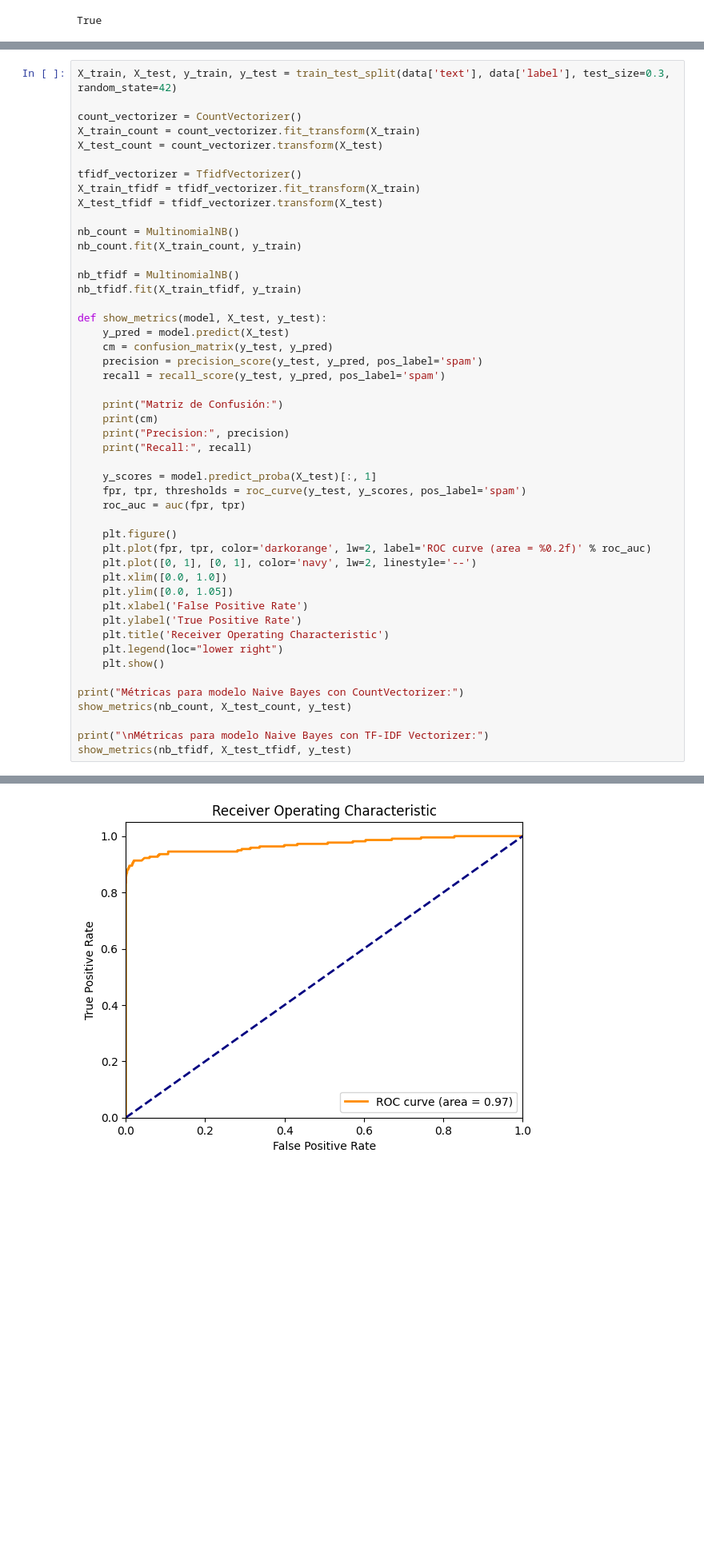
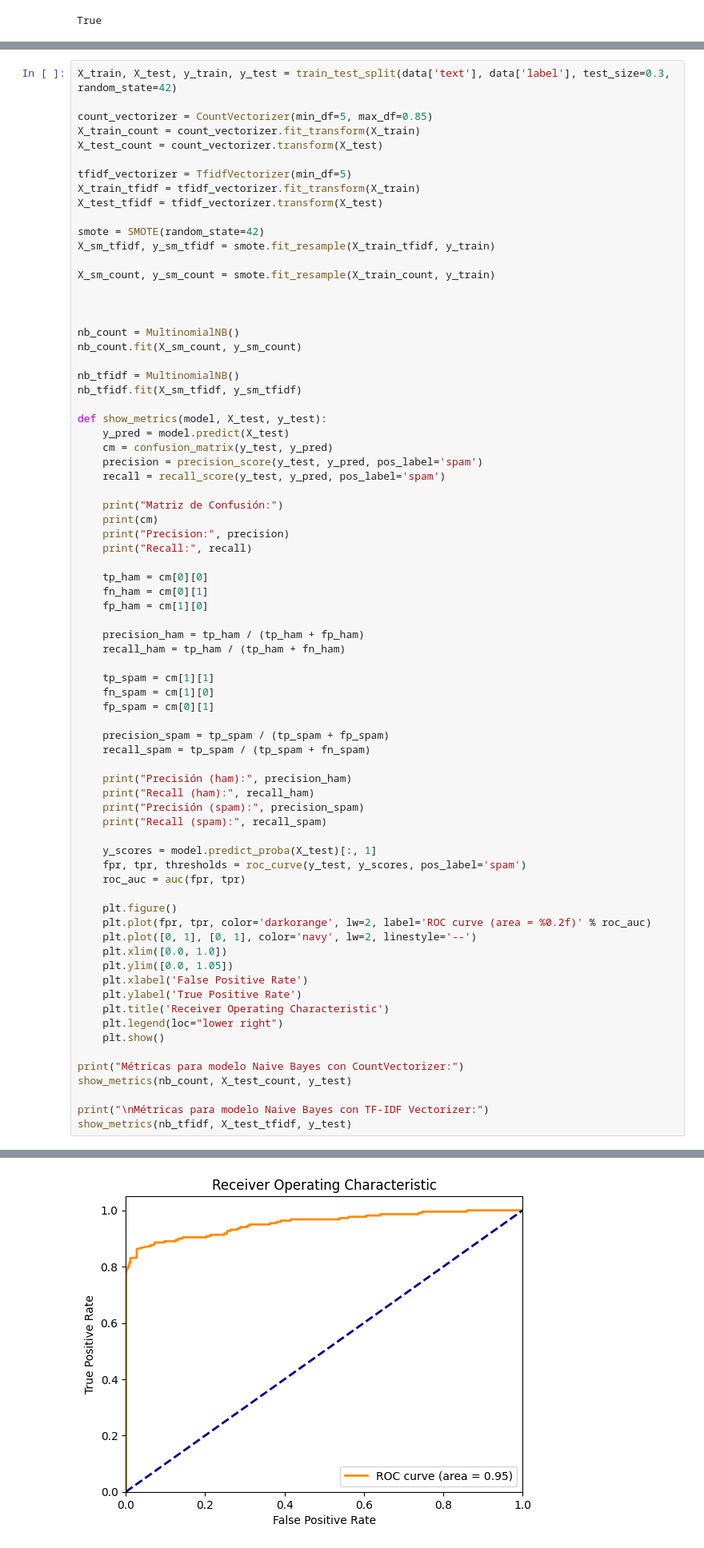
Before and after one commit to Franco-611/Lab2_Security, a Jupyter notebook: main.ipynb, the cells around one changed output, grey strips where cells are left out. Shown at 80% size. Cells and saved outputs as stored; diff of their text form; blank space fills up the shorter version.

```diff
--- a/main.ipynb
+++ b/main.ipynb
@@ -88,19 +89,26 @@ import matplotlib.pyplot as plt
 # %%
 X_train, X_test, y_train, y_test = train_test_split(data['text'], data['label'], test_size=0.3, random_state=42)
 
-count_vectorizer = CountVectorizer()
+count_vectorizer = CountVectorizer(min_df=5, max_df=0.85)
 X_train_count = count_vectorizer.fit_transform(X_train)
 X_test_count = count_vectorizer.transform(X_test)
 
-tfidf_vectorizer = TfidfVectorizer()
+tfidf_vectorizer = TfidfVectorizer(min_df=5)
 X_train_tfidf = tfidf_vectorizer.fit_transform(X_train)
 X_test_tfidf = tfidf_vectorizer.transform(X_test)
 
+smote = SMOTE(random_state=42)
+X_sm_tfidf, y_sm_tfidf = smote.fit_resample(X_train_tfidf, y_train)
+
+X_sm_count, y_sm_count = smote.fit_resample(X_train_count, y_train)
+
+
+
 nb_count = MultinomialNB()
-nb_count.fit(X_train_count, y_train)
+nb_count.fit(X_sm_count, y_sm_count)
 
 nb_tfidf = MultinomialNB()
-nb_tfidf.fit(X_train_tfidf, y_train)
+nb_tfidf.fit(X_sm_tfidf, y_sm_tfidf)
 
 def show_metrics(model, X_test, y_test):
     y_pred = model.predict(X_test)
@@ -112,6 +120,25 @@ def show_metrics(model, X_test, y_test):
     print(cm)
     print("Precision:", precision)
     print("Recall:", recall)
+
+    tp_ham = cm[0][0]
+    fn_ham = cm[0][1]
+    fp_ham = cm[1][0]
+
+    precision_ham = tp_ham / (tp_ham + fp_ham)
+    recall_ham = tp_ham / (tp_ham + fn_ham)
+
+    tp_spam = cm[1][1]
+    fn_spam = cm[1][0]
+    fp_spam = cm[0][1]
+
+    precision_spam = tp_spam / (tp_spam + fp_spam)
+    recall_spam = tp_spam / (tp_spam + fn_spam)
+
+    print("Precisión (ham):", precision_ham)
+    print("Recall (ham):", recall_ham)
+    print("Precisión (spam):", precision_spam)
+    print("Recall (spam):", recall_spam)
 
     y_scores = model.predict_proba(X_test)[:, 1]
     fpr, tpr, thresholds = roc_curve(y_test, y_scores, pos_label='spam')
@@ -143,3 +174,3 @@ Recall: 0.8904109589041096
-[figure, old version]
+[figure, new version]
 Métricas para modelo Naive Bayes con TF-IDF Vectorizer:
 Matriz de Confusión:
```
Also changed, not shown: parts of 3 cells of this notebook, 2 other files.
